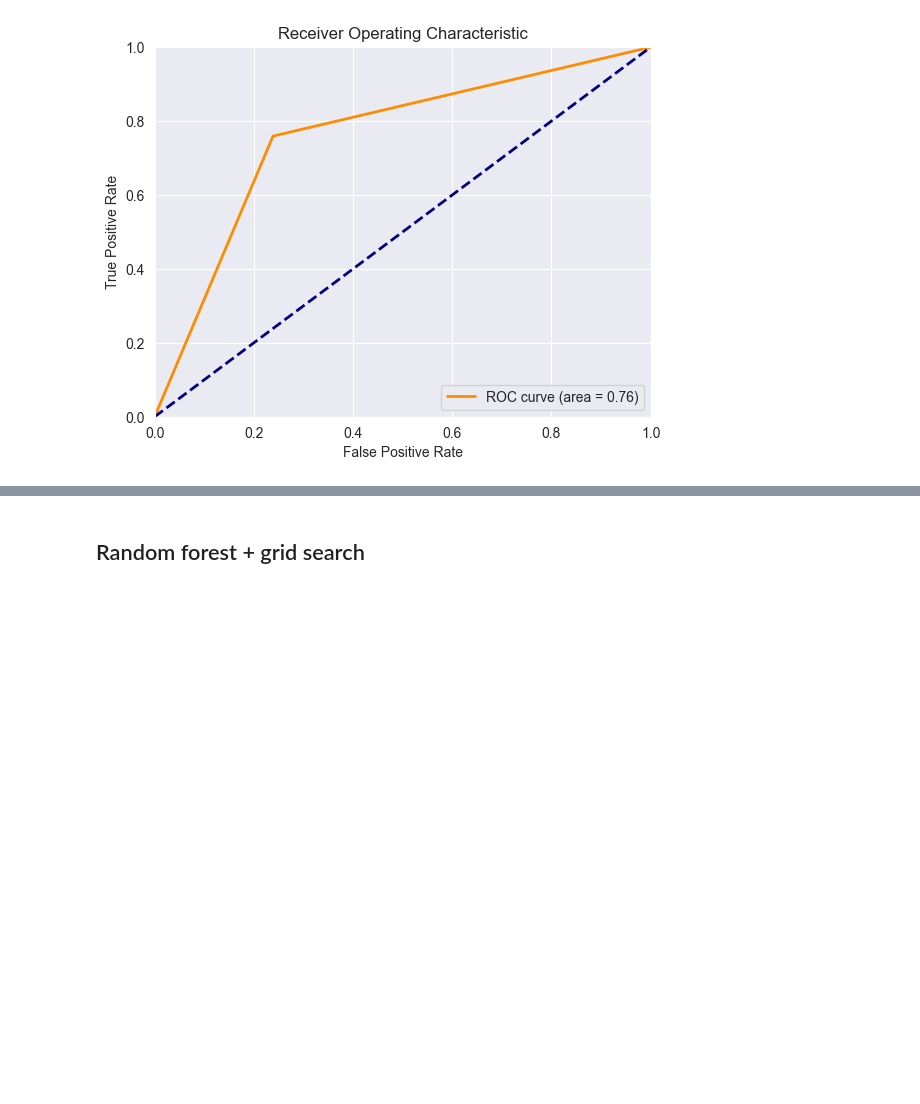
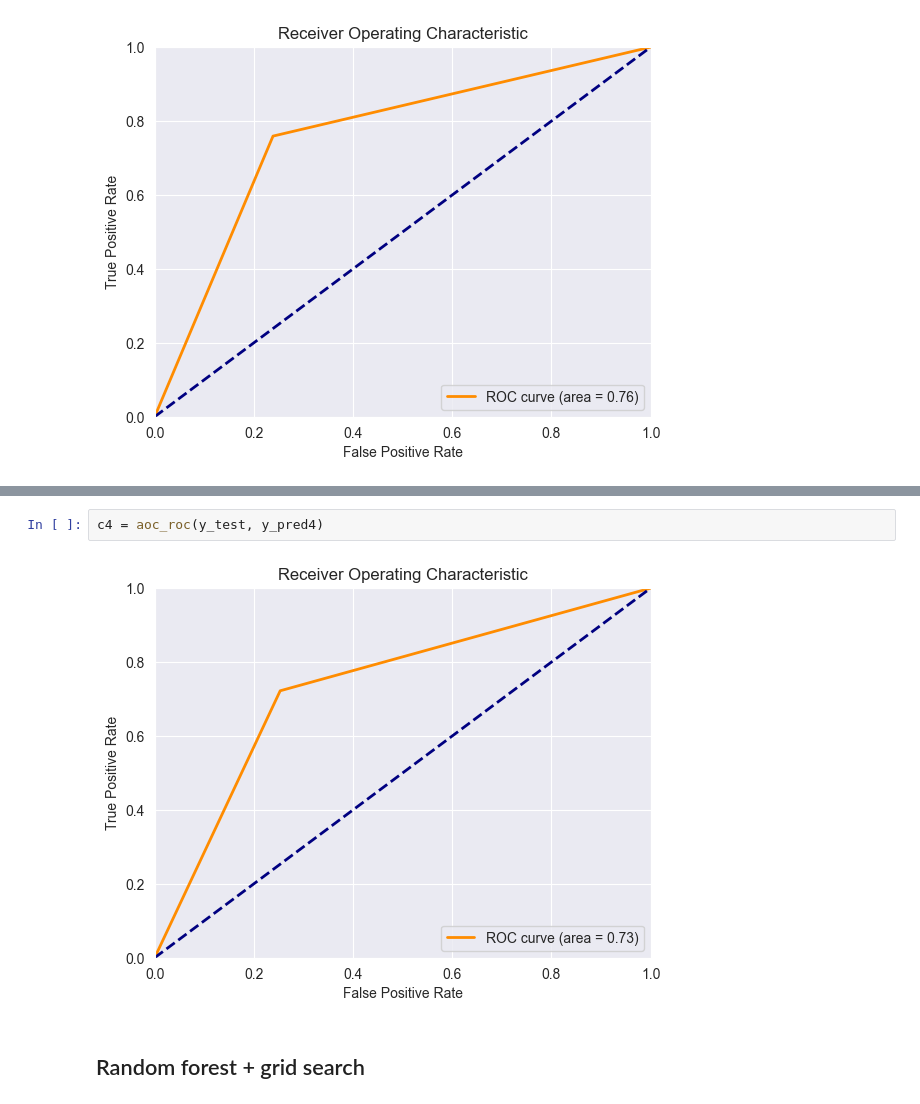
Before and after one commit to aleksandra0014/ML, a Jupyter notebook: breast_cancer/data_analysis.ipynb, the cells around one changed output, grey strips where cells are left out. Saved outputs shown, nothing was run; the diff lists cells and outputs as text; blank space fills up the shorter version.

```diff
--- a/breast_cancer/data_analysis.ipynb
+++ b/breast_cancer/data_analysis.ipynb
@@ -333,3 +354,7 @@ df = pd.DataFrame(m, index=index_names)
+# %%
+c4 = aoc_roc(y_test, y_pred4)
+# %% [output]
+[figure, added]
 # %% [markdown]
 ## Random forest + grid search
 # %%
```
Also changed, not shown: parts of 16 cells of this notebook.
